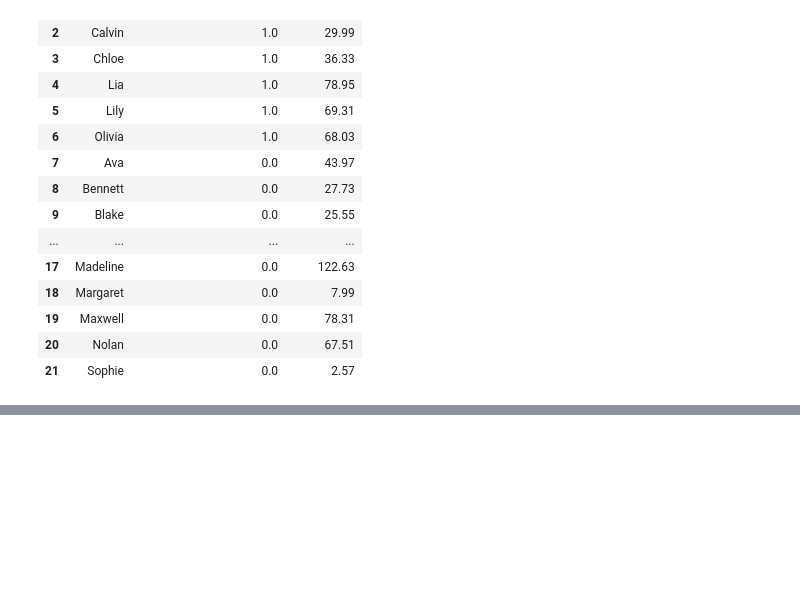
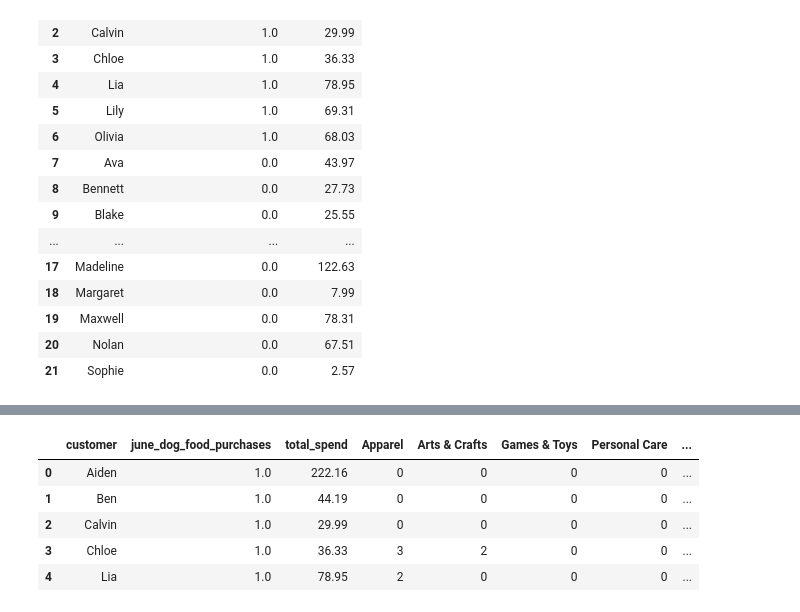
Before and after one commit to sairaawahid/Data-Science-in-Python-Data-Prep-and-EDA, a Jupyter notebook: 5. Preparing for Modeling/Preparing_for_modeling.ipynb, the cells around one changed output, grey strips where cells are left out. Saved outputs shown, nothing was run; the diff lists cells and outputs as text; code cells hidden in the pictures; blank space fills up the shorter version.

```diff
--- a/5. Preparing for Modeling/Preparing_for_modeling.ipynb
+++ b/5. Preparing for Modeling/Preparing_for_modeling.ipynb
@@ -520,0 +560,7 @@ model_df
+# %%
+# group by customer so each row is a single customer
+categories = (pd.concat([df_april_may.customer, category_dummies], axis=1)
+    .groupby('customer')
+    .sum()
+    .reset_index())
+categories.head()
@@ -520,0 +574,10 @@ model_df
+# %%
+model_df = model_df.merge(categories, how='left', on='customer')
+model_df.head()
+# %% [output]
+|  | customer | june_dog_food_purchases | total_spend | Apparel | Arts & Crafts | Games & Toys | Personal Care | ... |
+| 0 | Aiden | 1.0 | 222.16 | 0 | 0 | 0 | 0 | ... |
+| 1 | Ben | 1.0 | 44.19 | 0 | 0 | 0 | 0 | ... |
+| 2 | Calvin | 1.0 | 29.99 | 0 | 0 | 0 | 0 | ... |
+| 3 | Chloe | 1.0 | 36.33 | 3 | 2 | 0 | 0 | ... |
+| 4 | Lia | 1.0 | 78.95 | 2 | 0 | 0 | 0 | ... |
```
Also changed, not shown: parts of 10 cells of this notebook.
